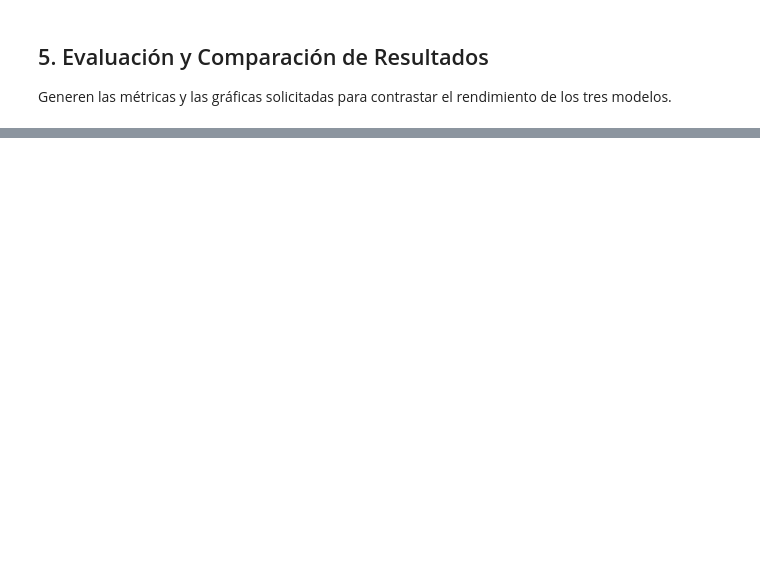
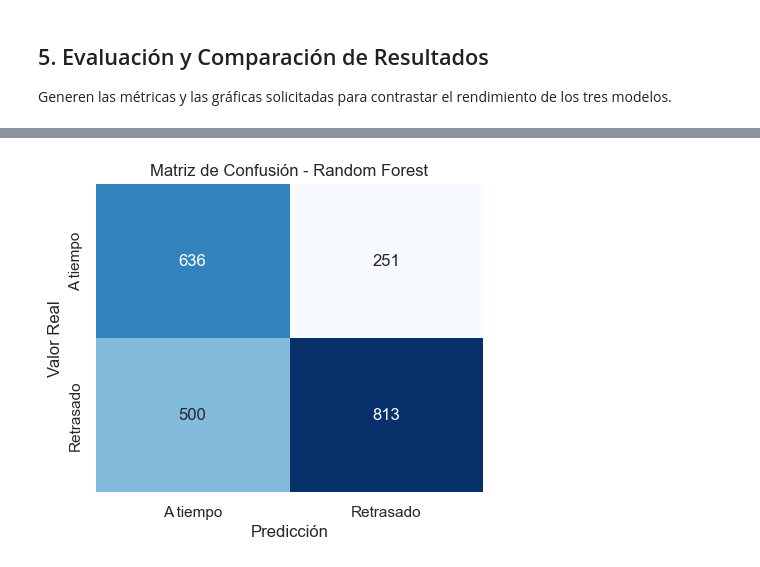
Before and after one commit to zlopezr/BootcampDataScience_ZaidaLopez, a Jupyter notebook: Taller_05_Aprendizaje_supervisado/Clasificación - Caso aplicado Logística.ipynb, the cells around one changed output, grey strips where cells are left out. Drawn from its saved outputs; the diff is of its cells as text; code cells hidden in the pictures; blank space fills up the shorter version.

```diff
--- a/Taller_05_Aprendizaje_supervisado/Clasificación - Caso aplicado Logística.ipynb
+++ b/Taller_05_Aprendizaje_supervisado/Clasificación - Caso aplicado Logística.ipynb
@@ -116,3 +102,5 @@ En esta sección deben transformar las variables categóricas en formatos numér
 
 # TIP 3: Recuerden definir claramente su matriz de características (X) y el vector objetivo (y).
 # El target para este problema es la columna 'Reached.on.Time_Y.N'.
+# %%
+df_model = df.drop(columns=["ID"])
@@ -137,0 +203,10 @@ Deben seleccionar, entrenar y evaluar tres algoritmos de clasificación distinto
+# %%
+# Modelo 3: Random Forest
+forest = RandomForestClassifier(n_estimators=100, random_state=42)
+forest.fit(X_train, y_train)
+pred_forest = forest.predict(X_test)
+print("Modelo 3: Random Forest")
+print("Accuracy:", accuracy_score(y_test, pred_forest))
+
+
+print("Los tres modelos entrenados y con predicciones listas.")
@@ -151,0 +315,20 @@ Generen las métricas y las gráficas solicitadas para contrastar el rendimiento
+# %%
+cm_forest = confusion_matrix(y_test, pred_forest)
+
+plt.figure(figsize=(5,4))
+sns.heatmap(
+    cm_forest,
+    annot=True,
+    fmt="d",
+    cmap="Blues",
+    cbar=False,
+    xticklabels=["A tiempo", "Retrasado"],
+    yticklabels=["A tiempo", "Retrasado"]
+)
+
+plt.title("Matriz de Confusión - Random Forest")
+plt.xlabel("Predicción")
+plt.ylabel("Valor Real")
+plt.show()
+# %% [output]
+[figure, added]
```
Also changed, not shown: parts of 22 cells of this notebook.
